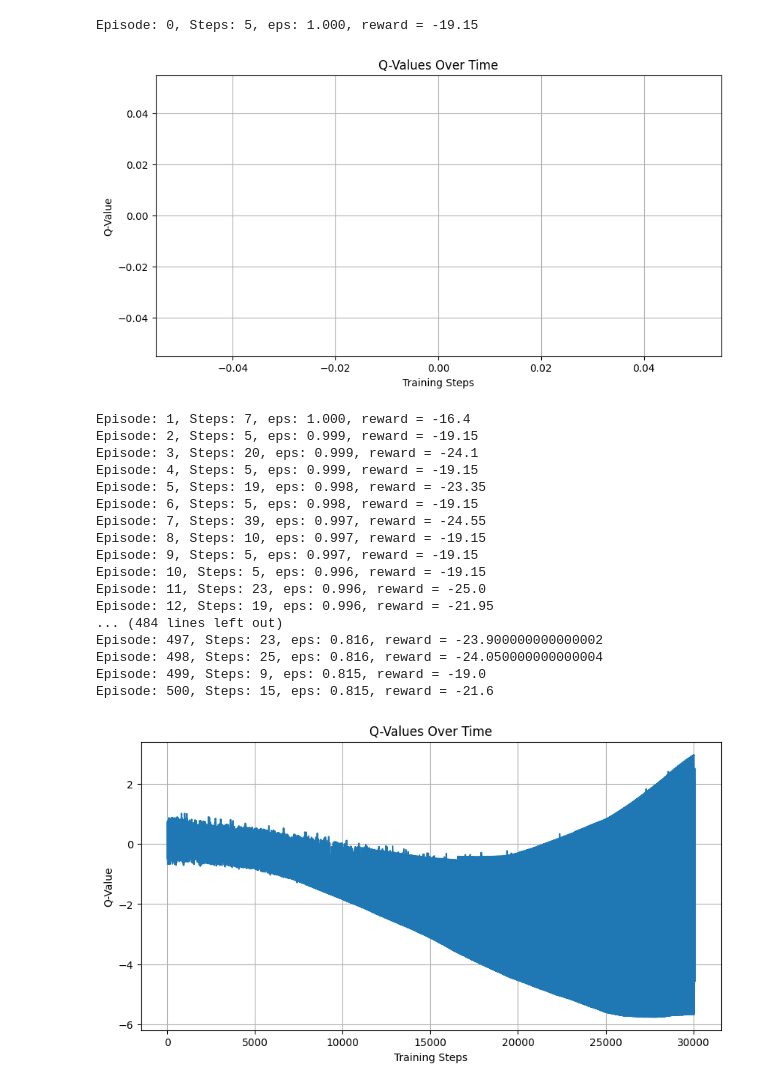
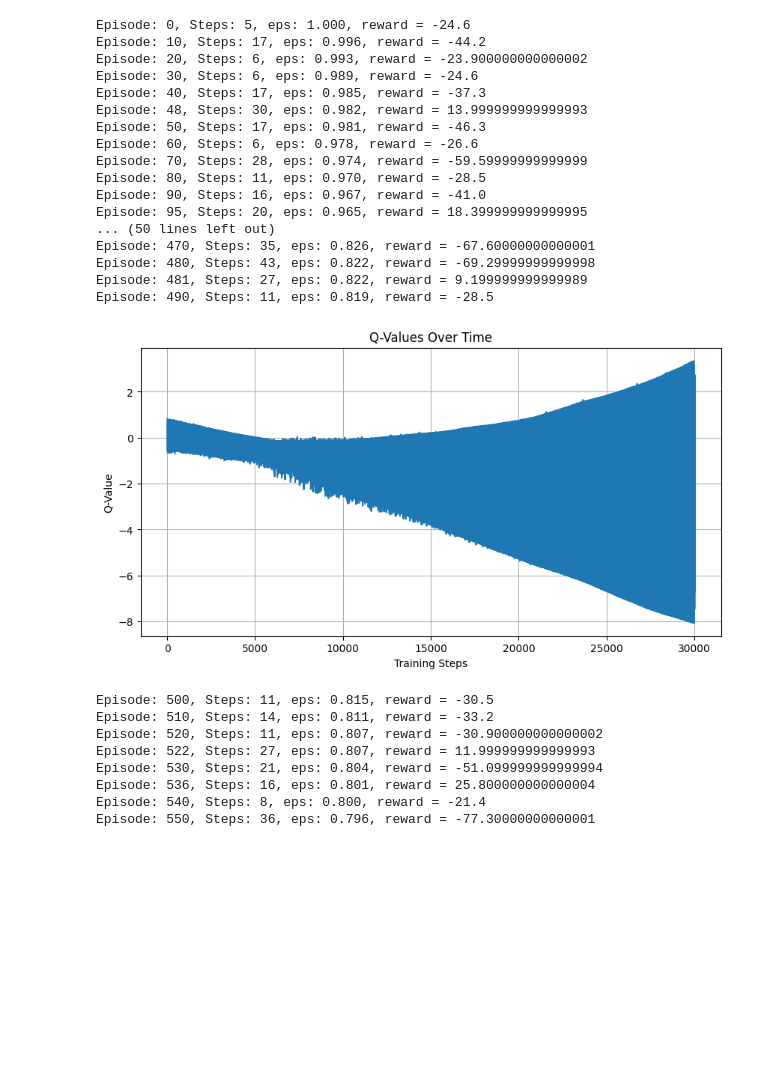
Before and after one commit to ArtLiathain/FYP, a Jupyter notebook: PythonMazeInteraction/DQN.ipynb, the cells around one changed output. Saved outputs shown, nothing was run; the diff lists cells and outputs as text; code cells hidden in the pictures; blank space fills up the shorter version.

```diff
--- a/PythonMazeInteraction/DQN.ipynb
+++ b/PythonMazeInteraction/DQN.ipynb
@@ -61,6 +48,7 @@ def action_result_to_input_vector(state, info):
         visited_paths.get(maze_library.Direction.South, False),
         available_paths.get(maze_library.Direction.West, 0)/10,
         visited_paths.get(maze_library.Direction.West, False),
+        info.previous_direction,
         state.current_location[0] / 10,
         state.current_location[1] / 10,
         state.end_node[0] / 10,
@@ -76,7 +64,7 @@ def action_result_to_input_vector(state, info):
 # %%
 tf.random.set_seed(42)  # extra code – ensures reproducibility on the CPU
 
-input_shape = [18]  # == env.observation_space.shape
+input_shape = [19]  # == env.observation_space.shape
 n_outputs = 4  # == env.action_space.n
 
 model = tf.keras.Sequential([
@@ -179,52 +165,58 @@ steps = 3000
 for episode in range(steps):
     result = env.reset()
     obs, reward, done, truncated, info = action_result_to_tuple(result)
     cumilative_reward = 0
     for step in range(steps):
         epsilon = max(1 - episode / (steps * 0.9), 0.01)
         obs, reward, done, truncated, info = play_one_step(env, obs, info, epsilon)
         cumilative_reward += reward
         if done or truncated:
             break
 
     # Extra debug information
-    print(f"\rEpisode: {episode}, Steps: {step}, eps: {epsilon:.3f}, reward = {cumilative_reward}")
+    if episode% 10 == 0 or cumilative_reward > 0:
+        print(f"\rEpisode: {episode}, Steps: {step}, eps: {epsilon:.3f}, reward = {cumilative_reward}")
     rewards.append(cumilative_reward)
 
     if cumilative_reward > highest_reward:
         best_weights = model.get_weights()
         highest_reward = cumilative_reward
 
     if episode > 30:
         training_step(batch_size)
     if episode % 500 == 499:
         plot_q_values()
 
     with open(f'../mazeLogs/solve{episode}.json', 'w') as file:
         file.write(env.to_json_python())
 
 
-plot_q_values()
 
 model.set_weights(best_weights)  # extra code – restores the best model weights
 # %% [output]
-Episode: 0, Steps: 5, eps: 1.000, reward = -19.15
+Episode: 0, Steps: 5, eps: 1.000, reward = -24.6
+Episode: 10, Steps: 17, eps: 0.996, reward = -44.2
+Episode: 20, Steps: 6, eps: 0.993, reward = -23.900000000000002
+Episode: 30, Steps: 6, eps: 0.989, reward = -24.6
+Episode: 40, Steps: 17, eps: 0.985, reward = -37.3
+Episode: 48, Steps: 30, eps: 0.982, reward = 13.999999999999993
+Episode: 50, Steps: 17, eps: 0.981, reward = -46.3
+Episode: 60, Steps: 6, eps: 0.978, reward = -26.6
+Episode: 70, Steps: 28, eps: 0.974, reward = -59.59999999999999
+Episode: 80, Steps: 11, eps: 0.970, reward = -28.5
+Episode: 90, Steps: 16, eps: 0.967, reward = -41.0
+Episode: 95, Steps: 20, eps: 0.965, reward = 18.399999999999995
+... (50 lines left out)
+Episode: 470, Steps: 35, eps: 0.826, reward = -67.60000000000001
+Episode: 480, Steps: 43, eps: 0.822, reward = -69.29999999999998
+Episode: 481, Steps: 27, eps: 0.822, reward = 9.199999999999989
+Episode: 490, Steps: 11, eps: 0.819, reward = -28.5
-[figure, old version]
+[figure, new version]
-Episode: 1, Steps: 7, eps: 1.000, reward = -16.4
-Episode: 2, Steps: 5, eps: 0.999, reward = -19.15
-Episode: 3, Steps: 20, eps: 0.999, reward = -24.1
-Episode: 4, Steps: 5, eps: 0.999, reward = -19.15
-Episode: 5, Steps: 19, eps: 0.998, reward = -23.35
-Episode: 6, Steps: 5, eps: 0.998, reward = -19.15
-Episode: 7, Steps: 39, eps: 0.997, reward = -24.55
-Episode: 8, Steps: 10, eps: 0.997, reward = -19.15
-Episode: 9, Steps: 5, eps: 0.997, reward = -19.15
-Episode: 10, Steps: 5, eps: 0.996, reward = -19.15
-Episode: 11, Steps: 23, eps: 0.996, reward = -25.0
-Episode: 12, Steps: 19, eps: 0.996, reward = -21.95
-... (484 lines left out)
-Episode: 497, Steps: 23, eps: 0.816, reward = -23.900000000000002
-Episode: 498, Steps: 25, eps: 0.816, reward = -24.050000000000004
-Episode: 499, Steps: 9, eps: 0.815, reward = -19.0
-Episode: 500, Steps: 15, eps: 0.815, reward = -21.6
+Episode: 500, Steps: 11, eps: 0.815, reward = -30.5
+Episode: 510, Steps: 14, eps: 0.811, reward = -33.2
+Episode: 520, Steps: 11, eps: 0.807, reward = -30.900000000000002
+Episode: 522, Steps: 27, eps: 0.807, reward = 11.999999999999993
+Episode: 530, Steps: 21, eps: 0.804, reward = -51.099999999999994
+Episode: 536, Steps: 16, eps: 0.801, reward = 25.800000000000004
+Episode: 540, Steps: 8, eps: 0.800, reward = -21.4
+Episode: 550, Steps: 36, eps: 0.796, reward = -77.30000000000001
-[figure, removed]
```
Also changed, not shown: parts of 6 cells of this notebook, 9 other files.
